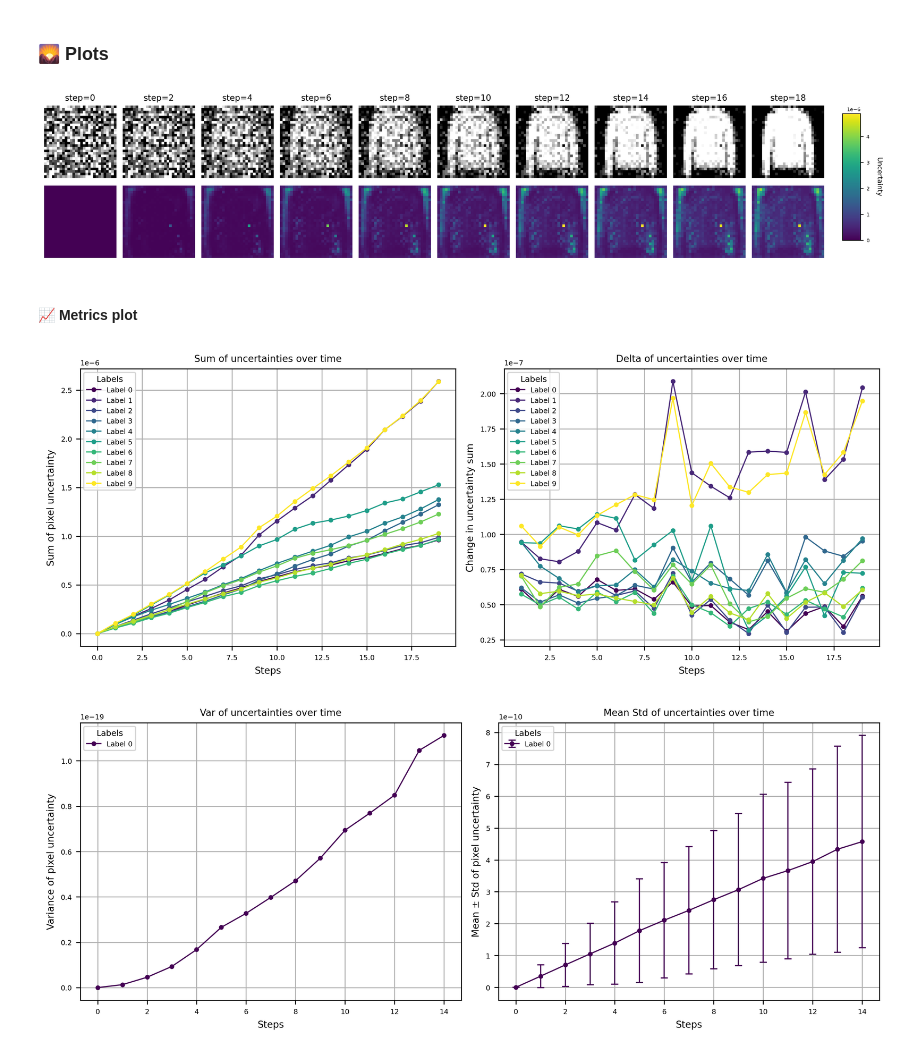
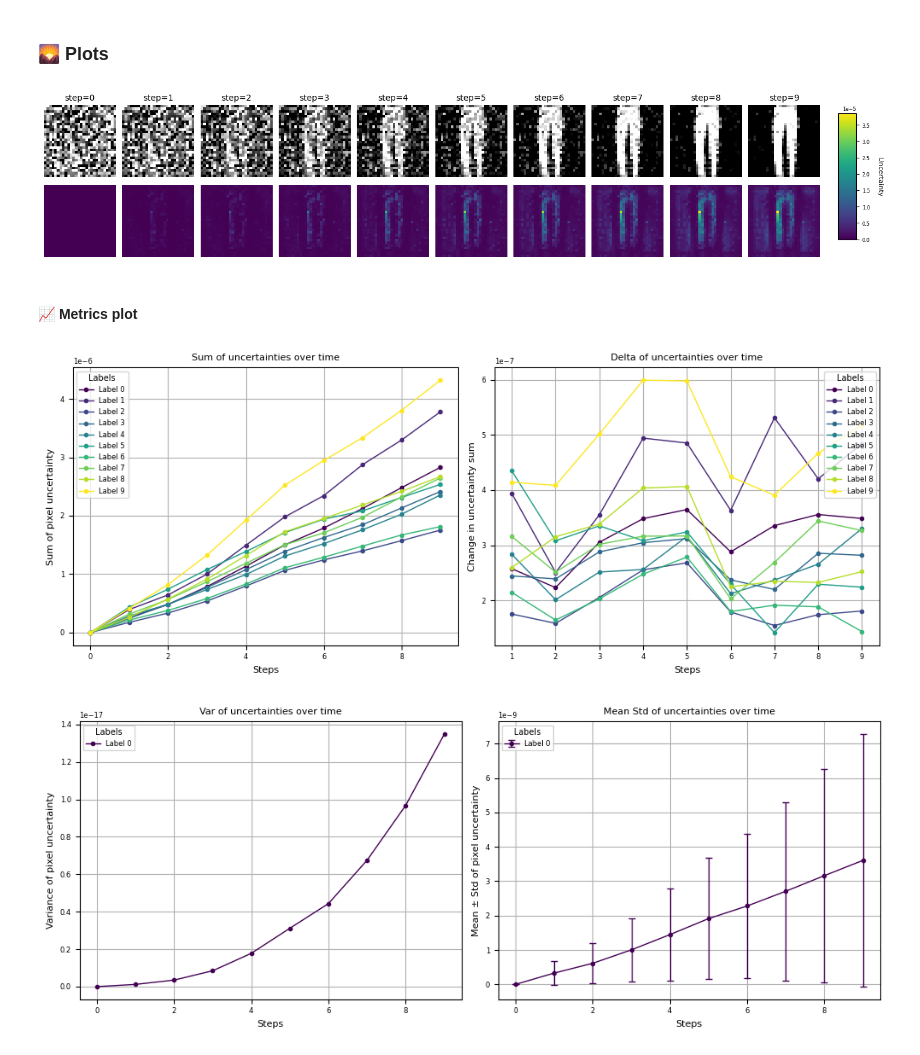
Before and after one commit to Jac-Zac/PML_DL_Final_Project, a Jupyter notebook: notebooks/notebook_llla_flow.ipynb, the cells around one changed output. Drawn from its saved outputs; the diff is of its cells as text; code cells hidden in the pictures.

Commit message:
Updated notebook for smaller size images
Updated structure for the future

Readme update

```diff
--- a/notebooks/notebook_llla_flow.ipynb
+++ b/notebooks/notebook_llla_flow.ipynb
@@ -58,7 +58,7 @@ os.makedirs("checkpoints", exist_ok=True)
 #### 🛠️ Configuration Parameters
 # %%
 import matplotlib as mpl
-mpl.rcParams['figure.dpi'] = 300  # Apply to all figures
+# mpl.rcParams['figure.dpi'] = 300  # Apply to all figures
 # %%
 sample_batch_size = 16
 num_classes = 10
@@ -66,8 +66,8 @@ time_emb_dim = 128
 save_dir = "samples"
 model_name = "unet"
 method = "flow"
-ckpt_path = "jac-zac/bayesflow-project/best-model:v127"  # or use your last checkpoint
-# ckpt_path = "jac-zac/diffusion-project/best-model:v83"  # Working mnist model
+# ckpt_path = "jac-zac/bayesflow-project/best-model:v127"  # or use your last checkpoint
+ckpt_path = "checkpoints/best_model.pth"  # Working mnist model
 use_wandb = True
 dataset_name = 'FashionMNIST'
 # %% [markdown]
@@ -119,7 +118,7 @@ Laplace fitting completed on last layer of the diffusion model.
 # %% [markdown]
 ### 💨 Initialize Flow Process
 # %%
-total_steps = 20
+total_steps = 10
 n_samples = 10
 cov_num_sample = 100
 
@@ -137,26 +136,26 @@ all_samples_grouped, uncertainties = flow.sample_with_uncertainty(
 # %% [markdown]
 ### 🌄 Plots
 # %%
-interval = 2
+interval = 1
 
-slice_images = slice(2, 3)  # equivalent to 5:7
+slice_images = slice(1, 2)  # equivalent to 5:7
 
 # Now call the interleaved plot function
 plot_interleaved_image_uncertainty(
     # images=all_samples_grouped,       # (T, B, C, H, W)
     #uncertainties=uncertainties,      # (T, B, C, H, W)
     images=all_samples_grouped[:, slice_images, ...],       # (T, B, C, H, W)
     uncertainties=uncertainties[:, slice_images, ...],      # (T, B, C, H, W)
     save_path=os.path.join(save_dir, "interleaved_grid.png"),
     timesteps=list(range(0, total_steps, interval)),
     uq_cmp="viridis",                 # Or "grey" or other matplotlib colormap
 )
 
 # Display samples grid images and uncertainty
 out_path_img = os.path.join(save_dir, "interleaved_grid.png")
 display(Image.open(out_path_img))
 # %% [output]
-[figure, old version]
+[figure, new version]
 # %% [markdown]
 #### 📈 Metrics plot
 # %%
@@ -183,7 +182,7 @@ plot_uncertainty_metric(
     # save_path=None
 )
 # %% [output]
-[figure, old version]
+[figure, new version]
 # %%
 # Slice the first tensor dimension to only take every 50
 plot_uncertainty_metric(
@@ -192,4 +191,4 @@ plot_uncertainty_metric(
     # save_path=None
 )
 # %% [output]
-[figure, old version]
+[figure, new version]
```
Also changed, not shown: parts of 1 cell of this notebook, 6 other files.
